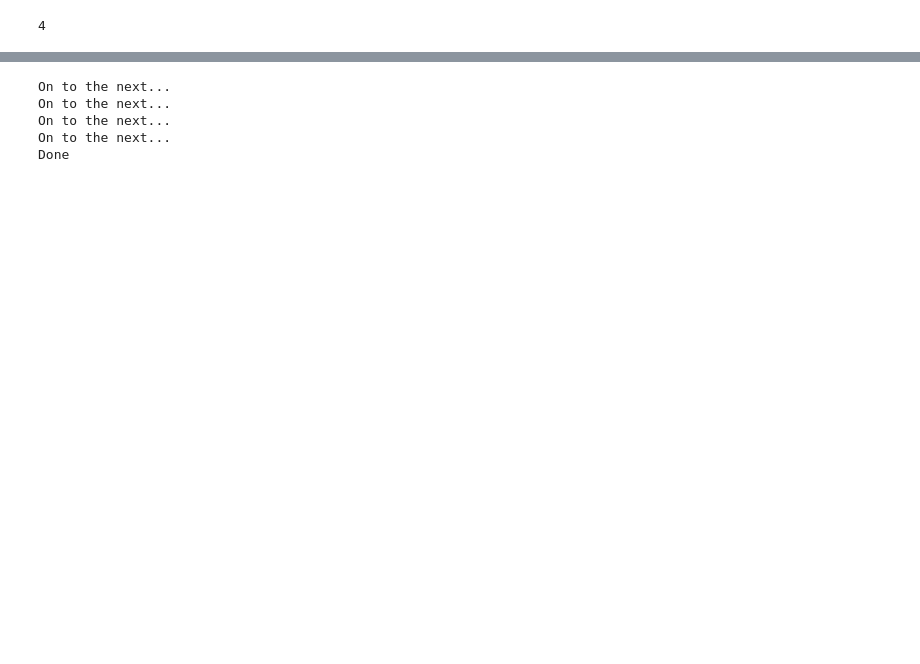
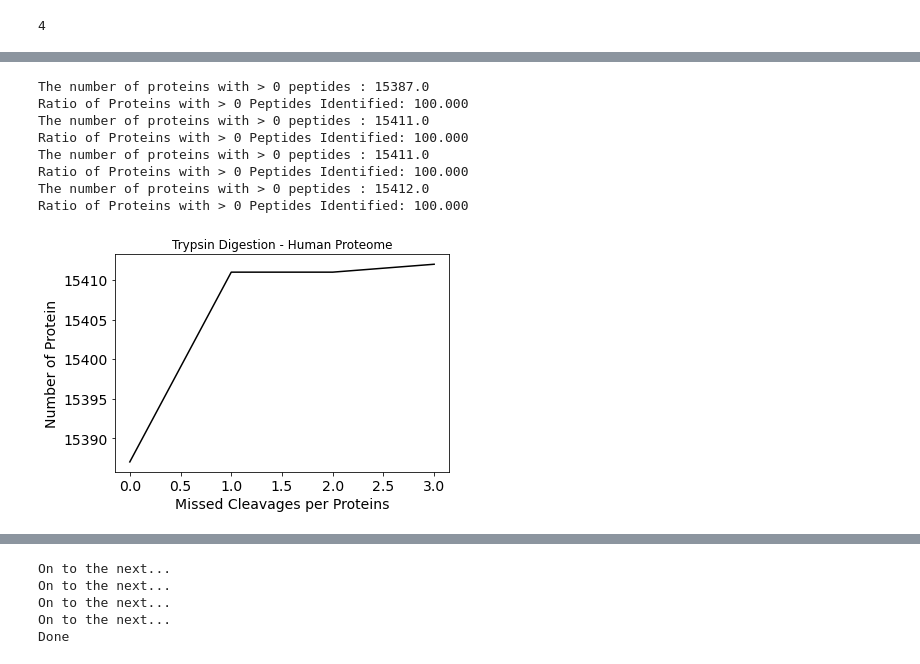
Before and after one commit to TTCooper-PhD/Limited_Proteolysis_Hive, a Jupyter notebook: HeLa/Unfractioned_Tryp_AspN_GluC/HeLa_1vs18hr_Shotgun.ipynb, the cells around one changed output, grey strips where cells are left out. Saved outputs shown, nothing was run; the diff lists cells and outputs as text; code cells hidden in the pictures; blank space fills up the shorter version.

```diff
--- a/HeLa/Unfractioned_Tryp_AspN_GluC/HeLa_1vs18hr_Shotgun.ipynb
+++ b/HeLa/Unfractioned_Tryp_AspN_GluC/HeLa_1vs18hr_Shotgun.ipynb
@@ -133,2 +215,27 @@ plt.show()
+# %%
+T_Pro_Counts=[]
+xx=[]
+#Count are in Log10
+for df in Tryp_Peptides:
+    x,y,z=Chef.Wishbone(df,"gene",0)
+    T_Pro_Counts.append(y)
+    xx.append(x)
+plt.plot(missed_sites,T_Pro_Counts,color="black")
+plt.title('Trypsin Digestion - Human Proteome')
+plt.xlabel('Missed Cleavages per Proteins', fontsize=14)
+plt.ylabel('Number of Protein', fontsize=14)
+plt.xticks(fontsize=14)
+plt.yticks(fontsize=14)
+plt.show()
+# %% [output]
+The number of proteins with > 0 peptides : 15387.0
+Ratio of Proteins with > 0 Peptides Identified: 100.000
+The number of proteins with > 0 peptides : 15411.0
+Ratio of Proteins with > 0 Peptides Identified: 100.000
+The number of proteins with > 0 peptides : 15411.0
+Ratio of Proteins with > 0 Peptides Identified: 100.000
+The number of proteins with > 0 peptides : 15412.0
+Ratio of Proteins with > 0 Peptides Identified: 100.000
+[figure, added]
 # %%
 T_Pro_Counts=[]
```
Also changed, not shown: parts of 22 cells of this notebook.
